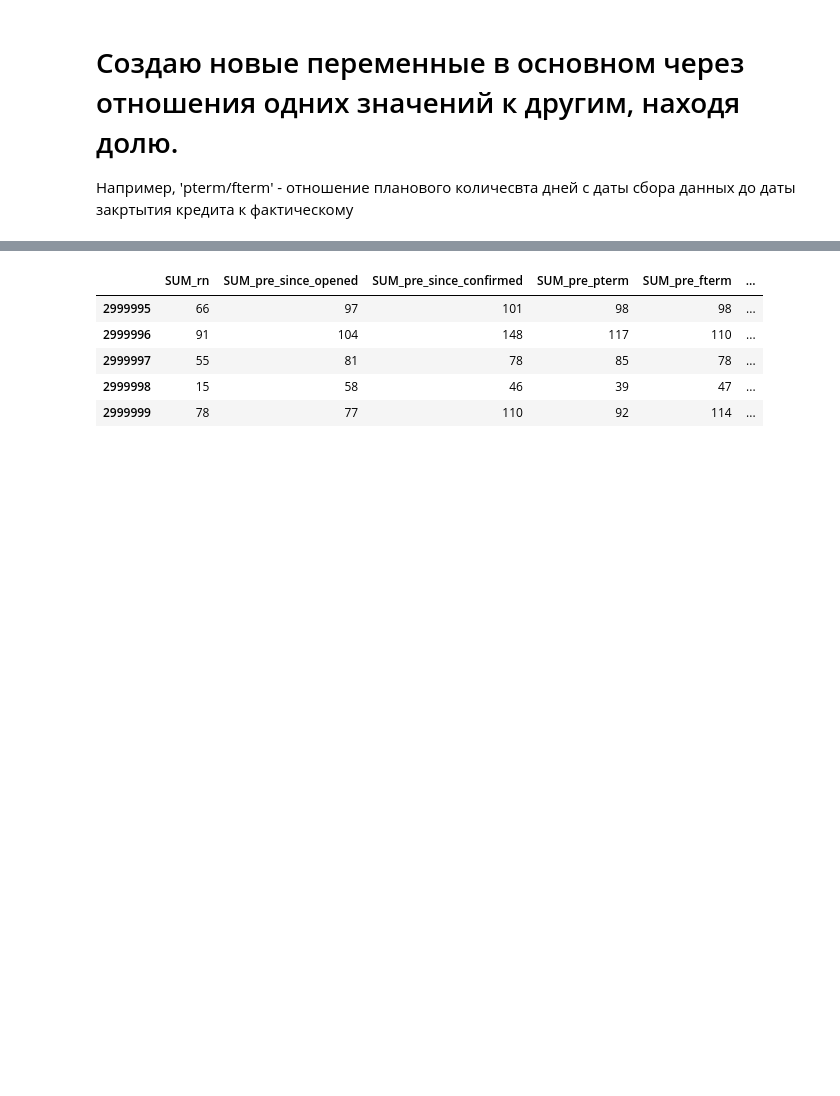
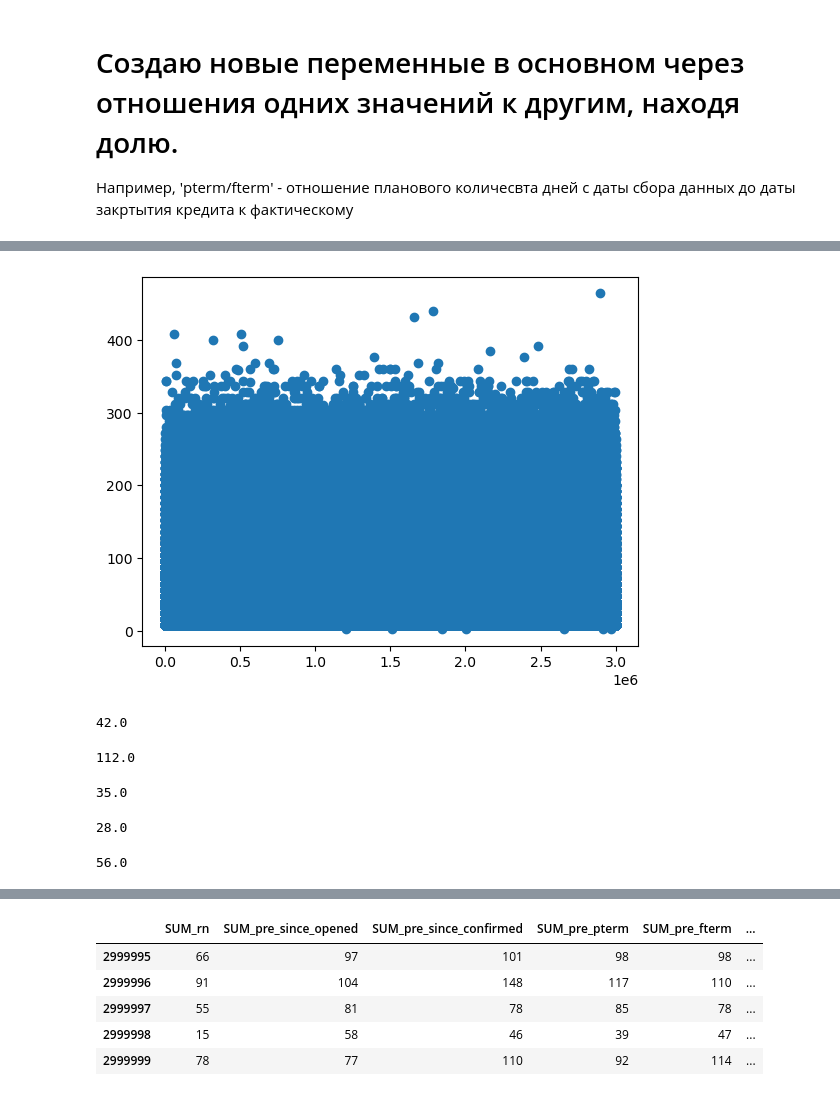
Before and after one commit to InfinityVaL/Machine_Learning, a Jupyter notebook: Credit.ipynb, the cells around one changed output, grey strips where cells are left out. Cells and saved outputs as stored; diff of their text form; code cells hidden in the pictures; blank space fills up the shorter version.

```diff
--- a/Credit.ipynb
+++ b/Credit.ipynb
@@ -198,0 +255,25 @@ memory usage: 366.2 MB
+# %%
+plt.scatter(df1.index, df1.SUM_pre_loans90)
+plt.show()
+# %% [output]
+[figure, added]
+# %%
+df1.SUM_pre_loans5.median()
+# %% [output]
+42.0
+# %%
+ df1.SUM_pre_loans530.median()
+# %% [output]
+112.0
+# %%
+ df1.SUM_pre_loans3060.median()
+# %% [output]
+35.0
+# %%
+ df1.SUM_pre_loans6090.median()
+# %% [output]
+28.0
+# %%
+df1.SUM_pre_loans90.median()
+# %% [output]
+56.0
```
Also changed, not shown: parts of 39 cells of this notebook.
